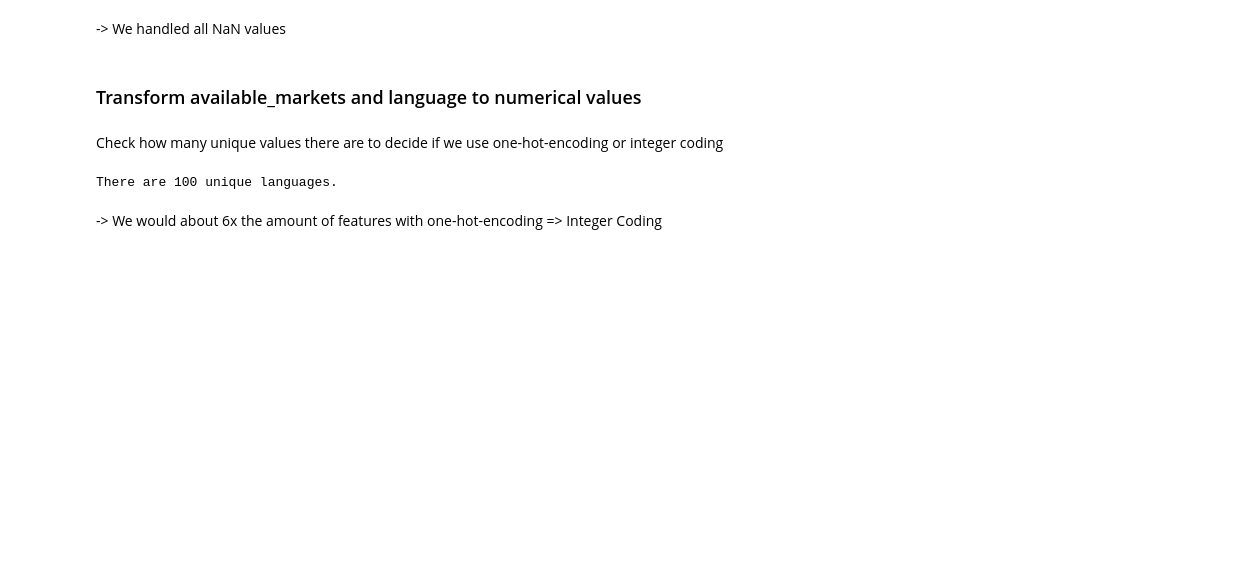
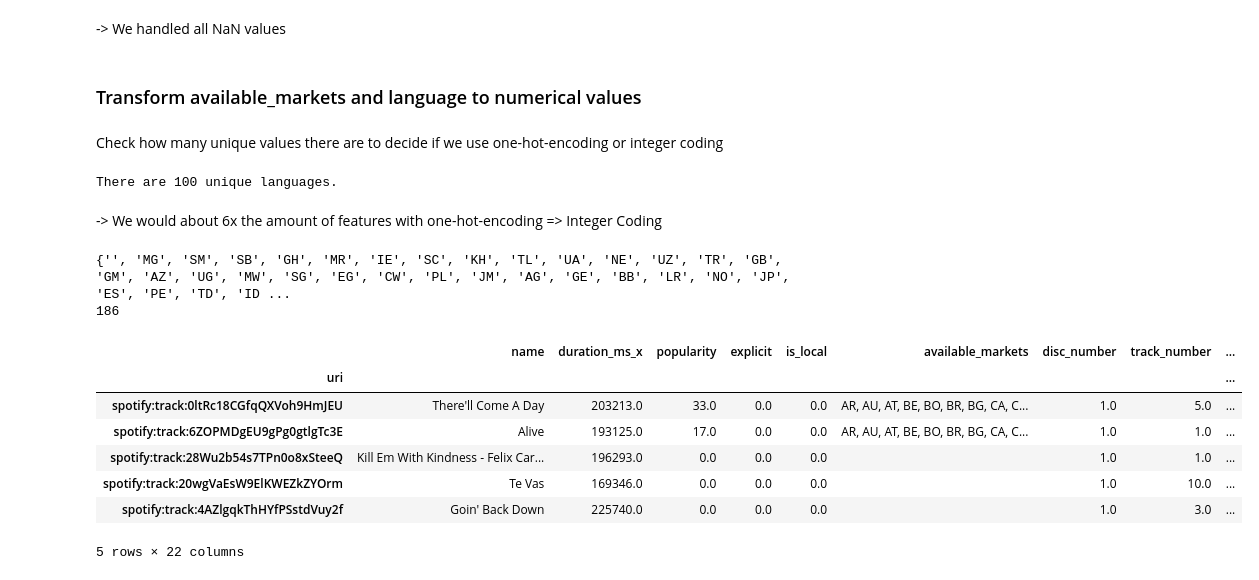
Before and after one commit to Florian-Dreyer/Spotify-Track-Popularity-Analyses, a Jupyter notebook: Popularity Prediction.ipynb, the cells around one changed output. Cells and saved outputs as stored; diff of their text form; code cells hidden in the pictures; blank space fills up the shorter version.

```diff
--- a/Popularity Prediction.ipynb
+++ b/Popularity Prediction.ipynb
@@ -260,9 +260,25 @@ print(f"There are {df['language'].unique().shape[0]} unique languages.")
 There are 100 unique languages.
 # %% [markdown]
 -> We would about 6x the amount of features with one-hot-encoding => Integer Coding
+# %%
+df.language = df.language.astype("category").cat.codes
 # %%
 countries = set()
 for index, row in df.iterrows():
-    countries.update(set(row["available_markets"].split(",").strip()))
+    countries.update(set(str(row["available_markets"]).replace(" ", "").split(",")))
 print(countries)
 print(len(countries))
+# %% [output]
+{'', 'MG', 'SM', 'SB', 'GH', 'MR', 'IE', 'SC', 'KH', 'TL', 'UA', 'NE', 'UZ', 'TR', 'GB', 'GM', 'AZ', 'UG', 'MW', 'SG', 'EG', 'CW', 'PL', 'JM', 'AG', 'GE', 'BB', 'LR', 'NO', 'JP', 'ES', 'PE', 'TD', 'ID ...
+186
+# %%
+df.head()
+# %% [output]
+|  | name | duration_ms_x | popularity | explicit | is_local | available_markets | disc_number | track_number | ... |
+| uri |  |  |  |  |  |  |  |  | ... |
+| spotify:track:0ltRc18CGfqQXVoh9HmJEU | There'll Come A Day | 203213.0 | 33.0 | 0.0 | 0.0 | AR, AU, AT, BE, BO, BR, BG, CA, C... | 1.0 | 5.0 | ... |
+| spotify:track:6ZOPMDgEU9gPg0gtlgTc3E | Alive | 193125.0 | 17.0 | 0.0 | 0.0 | AR, AU, AT, BE, BO, BR, BG, CA, C... | 1.0 | 1.0 | ... |
+| spotify:track:28Wu2b54s7TPn0o8xSteeQ | Kill Em With Kindness - Felix Car... | 196293.0 | 0.0 | 0.0 | 0.0 |  | 1.0 | 1.0 | ... |
+| spotify:track:20wgVaEsW9ElKWEZkZYOrm | Te Vas | 169346.0 | 0.0 | 0.0 | 0.0 |  | 1.0 | 10.0 | ... |
+| spotify:track:4AZlgqkThHYfPSstdVuy2f | Goin' Back Down | 225740.0 | 0.0 | 0.0 | 0.0 |  | 1.0 | 3.0 | ... |
+5 rows × 22 columns
```
